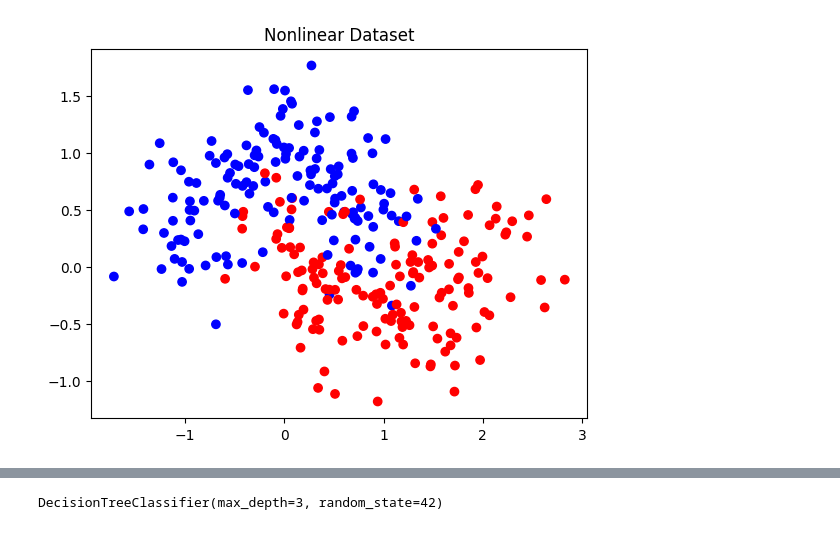
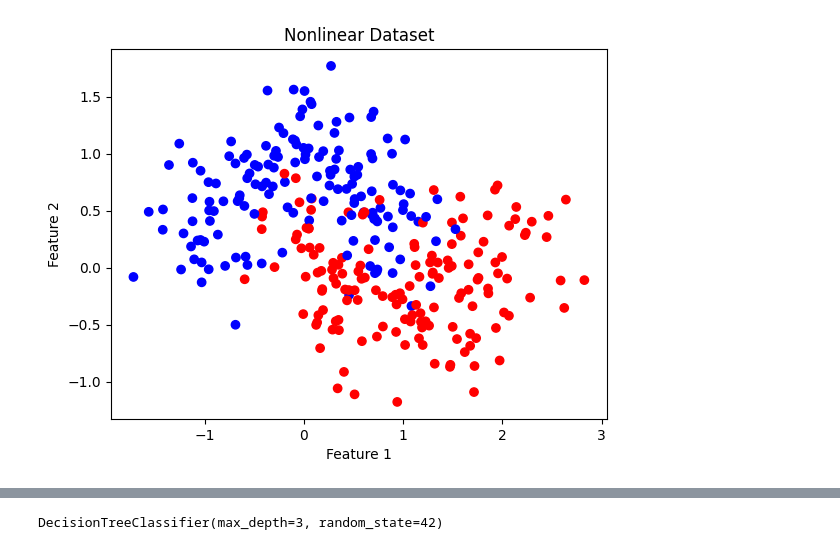
Before and after one commit to architsh007/hands-on-ml-geron, a Jupyter notebook: 06_decision_trees/notebooks/01_classification_decision_tree.ipynb, the cells around one changed output, grey strips where cells are left out. Cells and saved outputs as stored; diff of their text form; code cells hidden in the pictures.

```diff
--- a/06_decision_trees/notebooks/01_classification_decision_tree.ipynb
+++ b/06_decision_trees/notebooks/01_classification_decision_tree.ipynb
@@ -28,12 +59,14 @@ from sklearn.tree import plot_tree
 # %%
 X, y = make_moons(
     n_samples=300,
     noise = 0.3,
     random_state=42
 )
 
 plt.scatter(X[:, 0], X[:, 1], c=y, cmap="bwr")
 plt.title("Nonlinear Dataset")
+plt.xlabel("Feature 1")
+plt.ylabel("Feature 2")
 plt.show()
 # %% [output]
-[figure, old version]
+[figure, new version]
```
Also changed, not shown: parts of 11 cells of this notebook, 6 other files.
